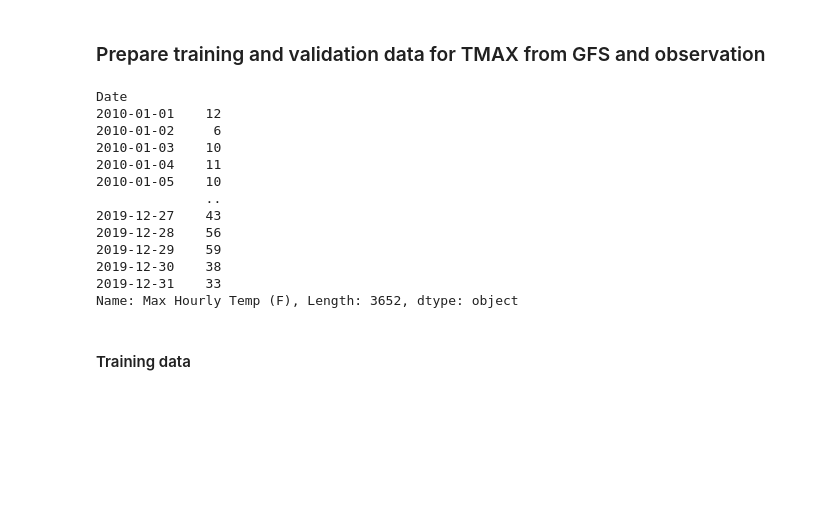
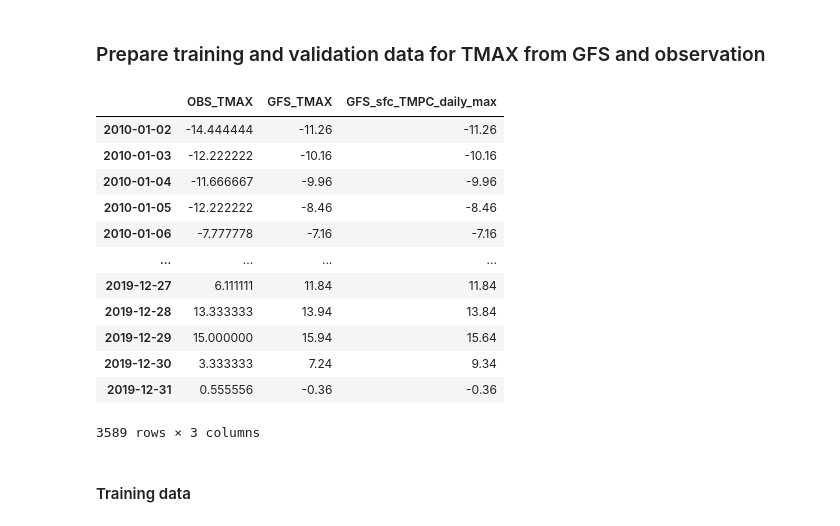
Before and after one commit to chuchun2/ATMS-597-Project-4-Group-C, a Jupyter notebook: project4_0404_CC.ipynb, the cells around one changed output. Drawn from its saved outputs; the diff is of its cells as text; code cells hidden in the pictures; blank space fills up the shorter version.

```diff
--- a/project4_0404_CC.ipynb
+++ b/project4_0404_CC.ipynb
@@ -439,28 +455,31 @@ daily_obs
 ## TMAX
 # %% [markdown]
 ### Prepare training and validation data for TMAX from GFS and observation
-# %%
-daily_obs['Max Hourly Temp (F)']
-
-
-# idxall = pd.date_range('2010-01-01 06:00:00', '2019-12-31 06:00:00')
-# daily_gfs_valid_time['TMAX'] = daily_gfs_valid_time['TMAX'].reindex(idxall)
-# # daily_gfs_valid_time['TMAX'].index = daily_gfs_valid_time['TMAX'].index.strftime('%Y-%m-%d')
-# daily_gfs_valid_time['TMAX']
-# %% [output]
-Date
-2010-01-01    12
-2010-01-02     6
-2010-01-03    10
-2010-01-04    11
-2010-01-05    10
-              ..
-2019-12-27    43
-2019-12-28    56
-2019-12-29    59
-2019-12-30    38
-2019-12-31    33
-Name: Max Hourly Temp (F), Length: 3652, dtype: object
+# %%
+# (1) select consistent dates and units (2) concatenate columns (3) remove missing dates at once
+OBS_TMAX = daily_obs['Max Hourly Temp (F)'].astype(float)['2010-01-02':'2019-12-31']
+GFS_TMAX = daily_gfs_valid_time['TMAX']['2010-01-02 06:00:00':'2019-12-31 06:00:00'].resample('D').mean()
+GFS_sfc_TMPC_daily_max = sfc_gfs_raw['TMPC'].astype(float).resample('24H',base=6).max()['2010-01-02 06:00:00':'2019-12-31 06:00:00'].resample('D').mean()
+OBS_TMAX = (OBS_TMAX-32)*5/9  # convert deg F to deg C
+
+TMAX_concat = pd.concat([OBS_TMAX, GFS_TMAX, GFS_sfc_TMPC_daily_max], axis=1)
+TMAX_concat.columns = ['OBS_TMAX', 'GFS_TMAX', 'GFS_sfc_TMPC_daily_max']
+TMAX_ALL = TMAX_concat.dropna()
+TMAX_ALL
+# %% [output]
+|  | OBS_TMAX | GFS_TMAX | GFS_sfc_TMPC_daily_max |
+| 2010-01-02 | -14.444444 | -11.26 | -11.26 |
+| 2010-01-03 | -12.222222 | -10.16 | -10.16 |
+| 2010-01-04 | -11.666667 | -9.96 | -9.96 |
+| 2010-01-05 | -12.222222 | -8.46 | -8.46 |
+| 2010-01-06 | -7.777778 | -7.16 | -7.16 |
+| ... | ... | ... | ... |
+| 2019-12-27 | 6.111111 | 11.84 | 11.84 |
+| 2019-12-28 | 13.333333 | 13.94 | 13.84 |
+| 2019-12-29 | 15.000000 | 15.94 | 15.64 |
+| 2019-12-30 | 3.333333 | 7.24 | 9.34 |
+| 2019-12-31 | 0.555556 | -0.36 | -0.36 |
+3589 rows × 3 columns
 # %% [markdown]
 #### Training data
 # %%
```
Also changed, not shown: parts of 9 cells of this notebook.
